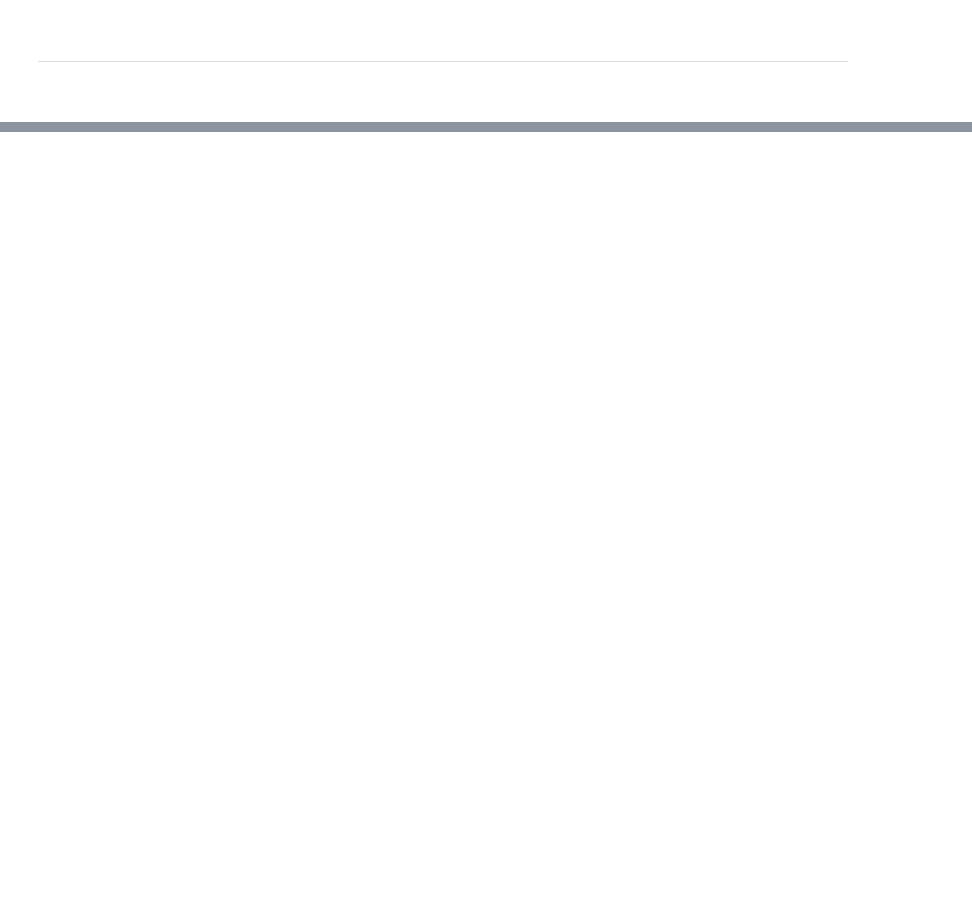
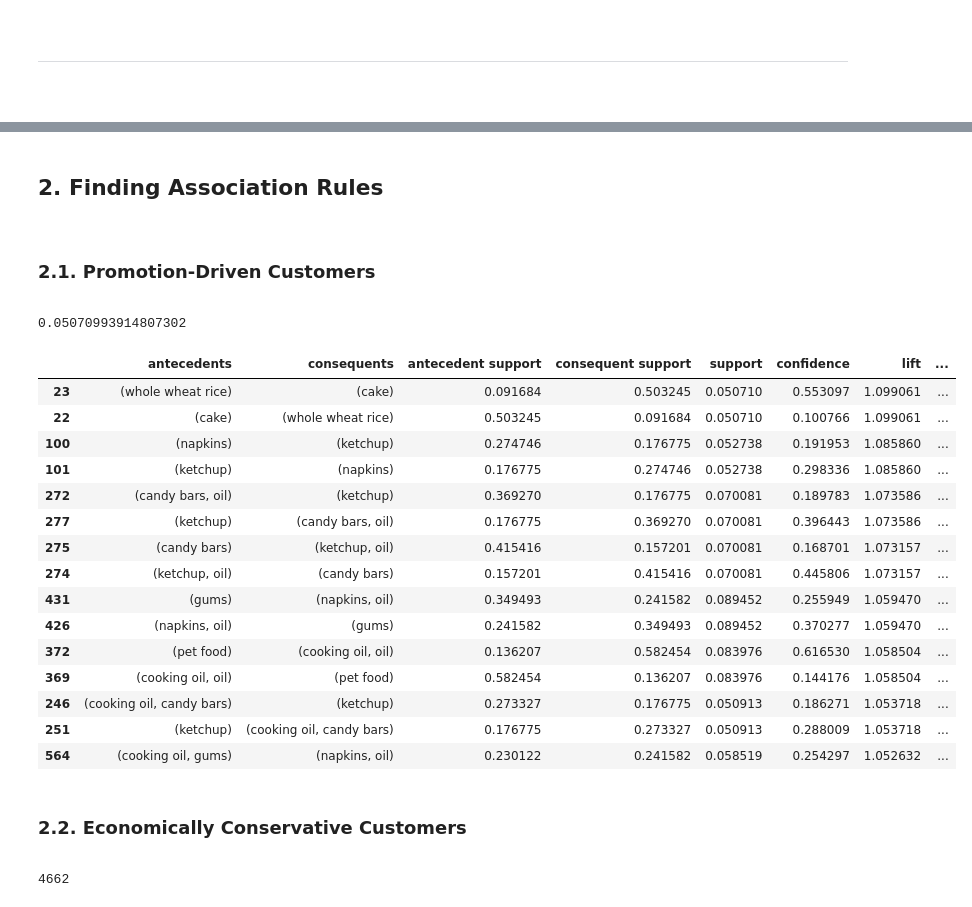
Before and after one commit to shaulleo/ProjetoML, a Jupyter notebook: ML II - Association Rules.ipynb, the cells around one changed output, grey strips where cells are left out. Cells and saved outputs as stored; diff of their text form; code cells hidden in the pictures; blank space fills up the shorter version.

```diff
--- a/ML II - Association Rules.ipynb
+++ b/ML II - Association Rules.ipynb
@@ -239,0 +76,50 @@ cluster7_rules
+# %% [markdown]
+<a class="anchor" id="2. -bullet">
+
+
+## 2. Finding Association Rules
+
+</a>
+# %% [markdown]
+<a class="anchor" id="2.1.-bullet">
+
+
+### 2.1. Promotion-Driven Customers
+
+</a>
+# %%
+500/len(cluster0_items)
+# %% [output]
+0.05070993914807302
+# %%
+cluster0_rules = Functions.build_rules(cluster0_items, min_support=0.05, metric='lift', min_threshold=1)
+# %%
+cluster0_rules.sort_values(by='lift', ascending=False).head(15)
+# %% [output]
+|  | antecedents | consequents | antecedent support | consequent support | support | confidence | lift | ... |
+| 23 | (whole wheat rice) | (cake) | 0.091684 | 0.503245 | 0.050710 | 0.553097 | 1.099061 | ... |
+| 22 | (cake) | (whole wheat rice) | 0.503245 | 0.091684 | 0.050710 | 0.100766 | 1.099061 | ... |
+| 100 | (napkins) | (ketchup) | 0.274746 | 0.176775 | 0.052738 | 0.191953 | 1.085860 | ... |
+| 101 | (ketchup) | (napkins) | 0.176775 | 0.274746 | 0.052738 | 0.298336 | 1.085860 | ... |
+| 272 | (candy bars, oil) | (ketchup) | 0.369270 | 0.176775 | 0.070081 | 0.189783 | 1.073586 | ... |
+| 277 | (ketchup) | (candy bars, oil) | 0.176775 | 0.369270 | 0.070081 | 0.396443 | 1.073586 | ... |
+| 275 | (candy bars) | (ketchup, oil) | 0.415416 | 0.157201 | 0.070081 | 0.168701 | 1.073157 | ... |
+| 274 | (ketchup, oil) | (candy bars) | 0.157201 | 0.415416 | 0.070081 | 0.445806 | 1.073157 | ... |
+| 431 | (gums) | (napkins, oil) | 0.349493 | 0.241582 | 0.089452 | 0.255949 | 1.059470 | ... |
+| 426 | (napkins, oil) | (gums) | 0.241582 | 0.349493 | 0.089452 | 0.370277 | 1.059470 | ... |
+| 372 | (pet food) | (cooking oil, oil) | 0.136207 | 0.582454 | 0.083976 | 0.616530 | 1.058504 | ... |
+| 369 | (cooking oil, oil) | (pet food) | 0.582454 | 0.136207 | 0.083976 | 0.144176 | 1.058504 | ... |
+| 246 | (cooking oil, candy bars) | (ketchup) | 0.273327 | 0.176775 | 0.050913 | 0.186271 | 1.053718 | ... |
+| 251 | (ketchup) | (cooking oil, candy bars) | 0.176775 | 0.273327 | 0.050913 | 0.288009 | 1.053718 | ... |
+| 564 | (cooking oil, gums) | (napkins, oil) | 0.230122 | 0.241582 | 0.058519 | 0.254297 | 1.052632 | ... |
+# %% [markdown]
+<a class="anchor" id="2.2.-bullet">
+
+
+### 2.2. Economically Conservative Customers
+
+</a>
+# %%
+len(cluster1_items)
+# %% [output]
+4662
```
Also changed, not shown: parts of 40 cells of this notebook, 1 other file.
